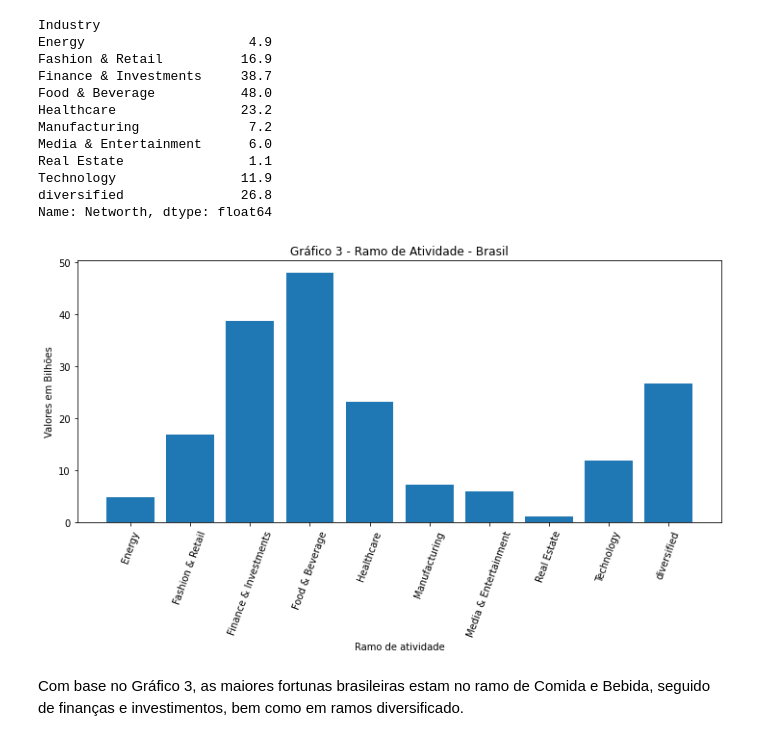
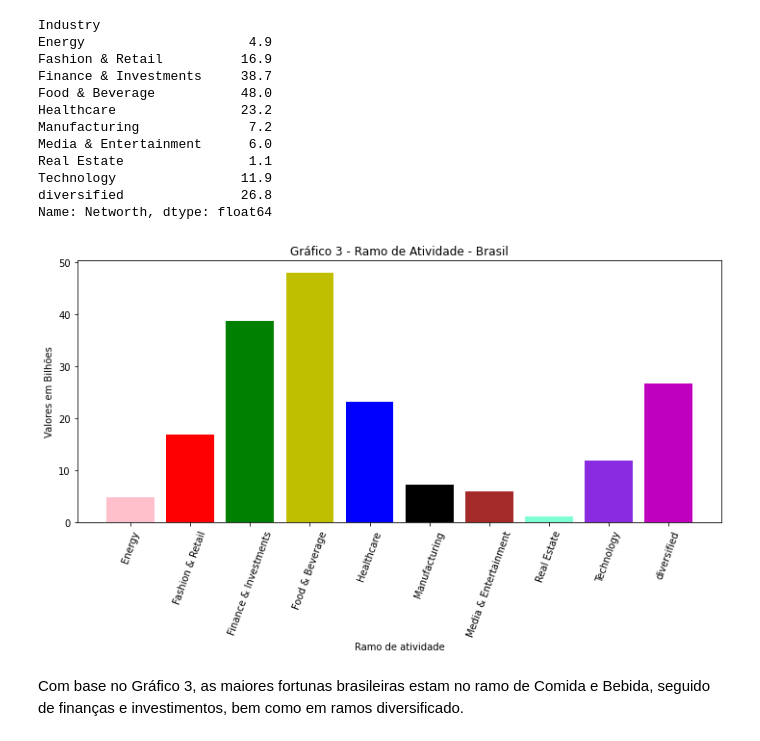
Before and after one commit to crisalves82/crisalves82, a Jupyter notebook: Cristiane_Alves_relatório_FINAL_.ipynb, the cells around one changed output. Cells and saved outputs as stored; diff of their text form; code cells hidden in the pictures.

```diff
--- a/Cristiane_Alves_relatório_FINAL_.ipynb
+++ b/Cristiane_Alves_relatório_FINAL_.ipynb
@@ -359,16 +350,16 @@ Name: Networth, dtype: float64
 # %%
 from IPython.core.pylabtools import figsize
 ramobr=['Energy','Fashion & Retail','Finance & Investments','Food & Beverage','Healthcare','Manufacturing','Media & Entertainment','Real Estate','Technology','diversified']
 riquezabr=[4.9,16.9,38.7,48,23.2,7.2,6,1.1,11.9,26.8]
 fig, ax=plt.subplots(figsize=(12,5))
 plt.title('Gráfico 3 - Ramo de Atividade - Brasil')
 plt.ylabel('Valores em Bilhões')
 plt.xlabel('Ramo de atividade')
-ax.bar(ramobr,riquezabr)
+ax.bar(ramobr,riquezabr, color=['pink','red','g','y','b','black','brown','aquamarine','blueviolet','m'])
 plt.xticks(rotation=70)
 plt.show()
 # %% [output]
-[figure, old version]
+[figure, new version]
 # %% [markdown]
 Com base no Gráfico 3, as maiores fortunas brasileiras estam no ramo de Comida e Bebida, seguido de finanças e investimentos, bem como em ramos diversificado.
 # %% [markdown]
```
Also changed, not shown: parts of 16 cells of this notebook.
